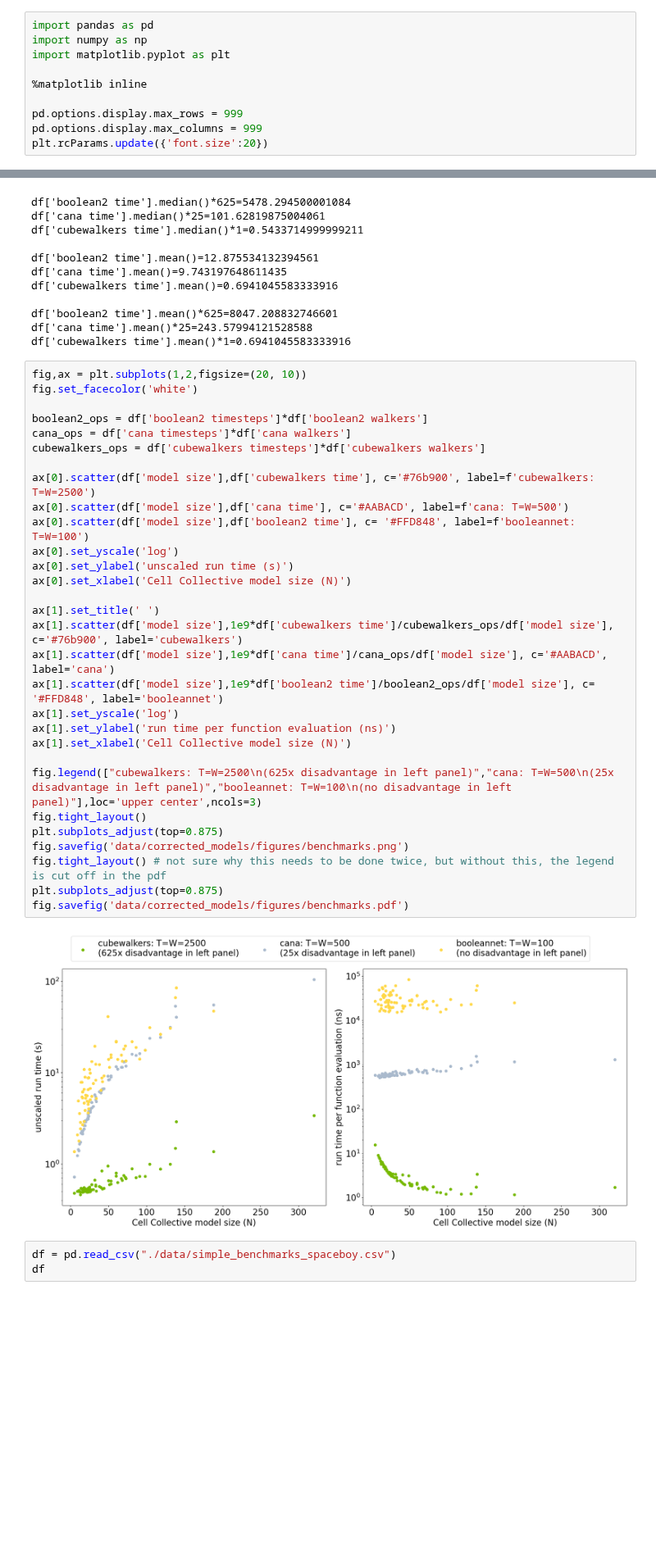
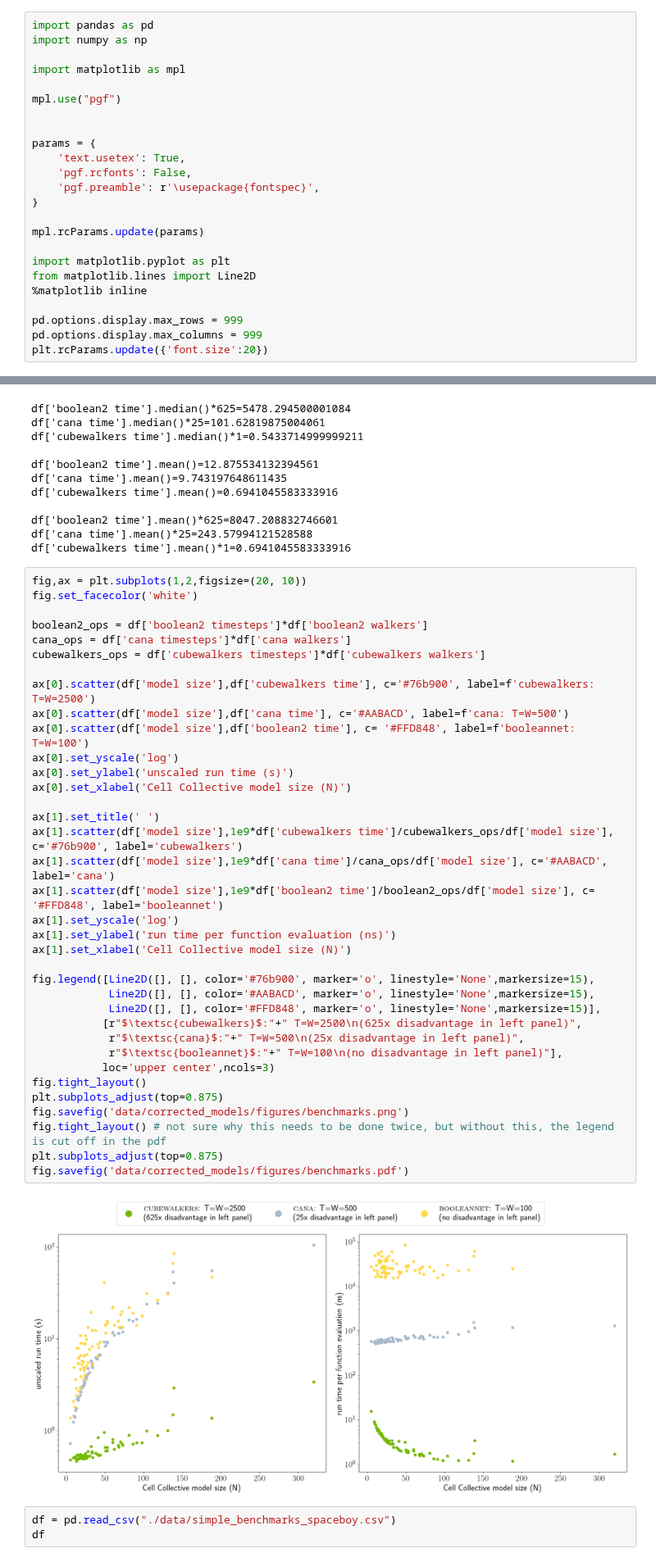
Before and after one commit to kyuhyongpark/cubewalkers-analysis, a Jupyter notebook: simple_benchmark_plots.ipynb, the cells around one changed output, grey strips where cells are left out. Shown at 82% size. Cells and saved outputs as stored; diff of their text form; blank space fills up the shorter version.

Commit message:
small update to benchmark figures

```diff
--- a/simple_benchmark_plots.ipynb
+++ b/simple_benchmark_plots.ipynb
@@ -1,8 +1,22 @@
 # %%
 import pandas as pd
 import numpy as np
+
+import matplotlib as mpl
+
+mpl.use("pgf")
+
+
+params = {
+    'text.usetex': True,
+    'pgf.rcfonts': False,
+    'pgf.preamble': r'\usepackage{fontspec}',
+}
+
+mpl.rcParams.update(params)
+
 import matplotlib.pyplot as plt
-
+from matplotlib.lines import Line2D
 %matplotlib inline
 
 pd.options.display.max_rows = 999
@@ -56,35 +70,41 @@ df['cubewalkers time'].mean()*1=0.6941045583333916
 # %%
 fig,ax = plt.subplots(1,2,figsize=(20, 10))
 fig.set_facecolor('white')
 
 boolean2_ops = df['boolean2 timesteps']*df['boolean2 walkers']
 cana_ops = df['cana timesteps']*df['cana walkers']
 cubewalkers_ops = df['cubewalkers timesteps']*df['cubewalkers walkers']
 
 ax[0].scatter(df['model size'],df['cubewalkers time'], c='#76b900', label=f'cubewalkers: T=W=2500')
 ax[0].scatter(df['model size'],df['cana time'], c='#AABACD', label=f'cana: T=W=500')
 ax[0].scatter(df['model size'],df['boolean2 time'], c= '#FFD848', label=f'booleannet: T=W=100')
 ax[0].set_yscale('log')
 ax[0].set_ylabel('unscaled run time (s)')
 ax[0].set_xlabel('Cell Collective model size (N)')
 
 ax[1].set_title(' ')
 ax[1].scatter(df['model size'],1e9*df['cubewalkers time']/cubewalkers_ops/df['model size'], c='#76b900', label='cubewalkers')
 ax[1].scatter(df['model size'],1e9*df['cana time']/cana_ops/df['model size'], c='#AABACD', label='cana')
 ax[1].scatter(df['model size'],1e9*df['boolean2 time']/boolean2_ops/df['model size'], c= '#FFD848', label='booleannet')
 ax[1].set_yscale('log')
 ax[1].set_ylabel('run time per function evaluation (ns)')
 ax[1].set_xlabel('Cell Collective model size (N)')
 
-fig.legend(["cubewalkers: T=W=2500\n(625x disadvantage in left panel)","cana: T=W=500\n(25x disadvantage in left panel)","booleannet: T=W=100\n(no disadvantage in left panel)"],loc='upper center',ncols=3)
+fig.legend([Line2D([], [], color='#76b900', marker='o', linestyle='None',markersize=15),
+            Line2D([], [], color='#AABACD', marker='o', linestyle='None',markersize=15),
+            Line2D([], [], color='#FFD848', marker='o', linestyle='None',markersize=15)],
+           [r"$\textsc{cubewalkers}$:"+" T=W=2500\n(625x disadvantage in left panel)",
+            r"$\textsc{cana}$:"+" T=W=500\n(25x disadvantage in left panel)",
+            r"$\textsc{booleannet}$:"+" T=W=100\n(no disadvantage in left panel)"],
+           loc='upper center',ncols=3)
 fig.tight_layout()
 plt.subplots_adjust(top=0.875)
 fig.savefig('data/corrected_models/figures/benchmarks.png')
 fig.tight_layout() # not sure why this needs to be done twice, but without this, the legend is cut off in the pdf
 plt.subplots_adjust(top=0.875)
 fig.savefig('data/corrected_models/figures/benchmarks.pdf')
 # %% [output]
-[figure, old version]
+[figure, new version]
 # %%
 df = pd.read_csv("./data/simple_benchmarks_spaceboy.csv")
 df
```
Also changed, not shown: parts of 1 cell of this notebook, 4 other files.
